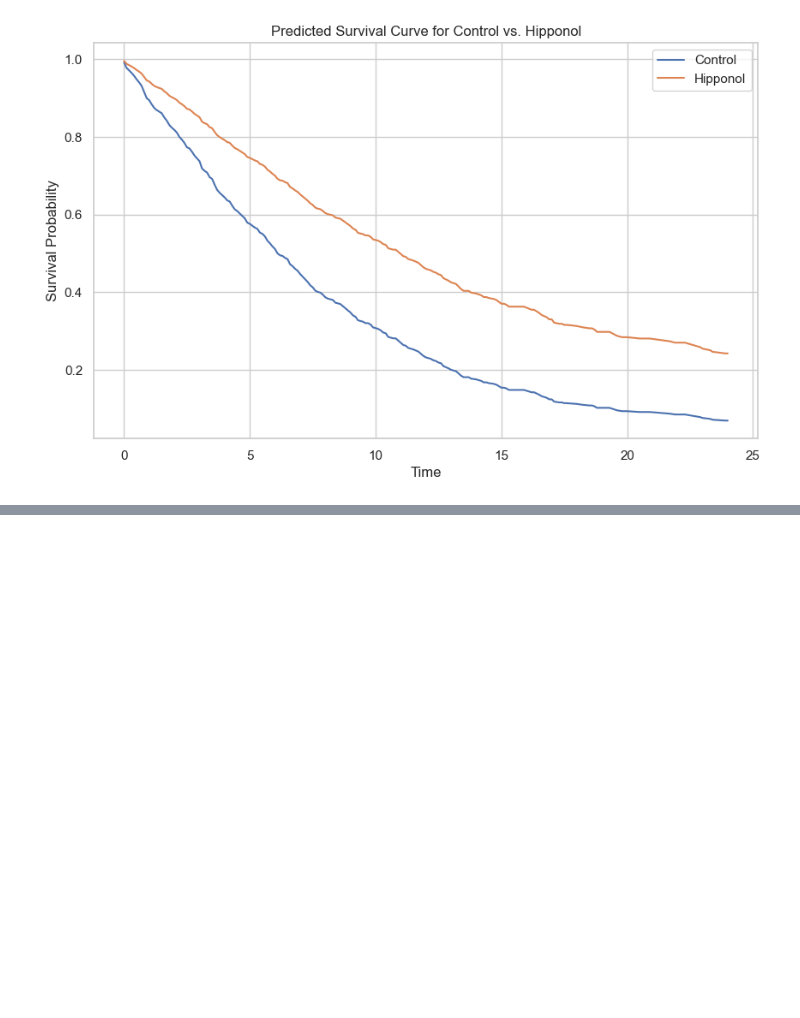
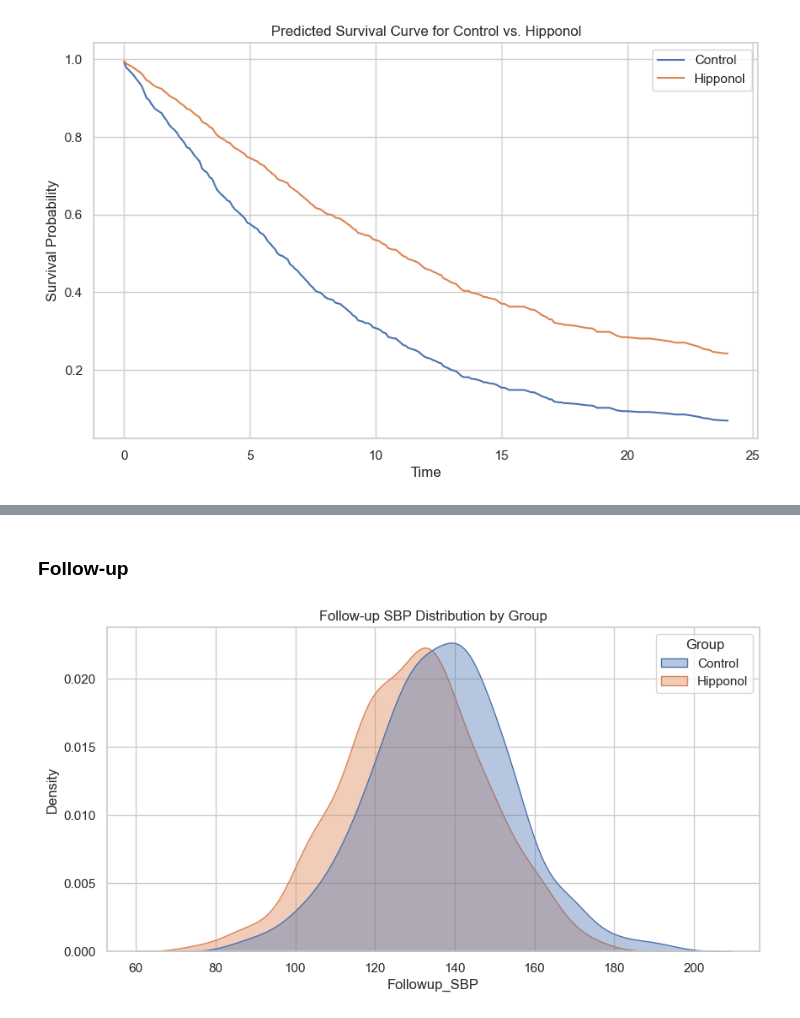
Before and after one commit to ggkuhnle/data-analysis-toolkit-FNS, a Jupyter notebook: notebooks/10_mini_projects/10.1_clinical_trial.ipynb, the cells around one changed output, grey strips where cells are left out. Drawn from its saved outputs; the diff is of its cells as text; code cells hidden in the pictures; blank space fills up the shorter version.

```diff
--- a/notebooks/10_mini_projects/10.1_clinical_trial.ipynb
+++ b/notebooks/10_mini_projects/10.1_clinical_trial.ipynb
@@ -940,0 +966,10 @@ plt.show()
+# %% [markdown]
+### Follow-up
+# %%
+# Follow-up SBP distribution
+plt.figure(figsize=(10, 5))
+sns.kdeplot(data=df, x='Followup_SBP', hue='Group', fill=True, common_norm=False, alpha=0.4)
+plt.title("Follow-up SBP Distribution by Group")
+plt.show()
+# %% [output]
+[figure, added]
```
Also changed, not shown: parts of 51 cells of this notebook.
